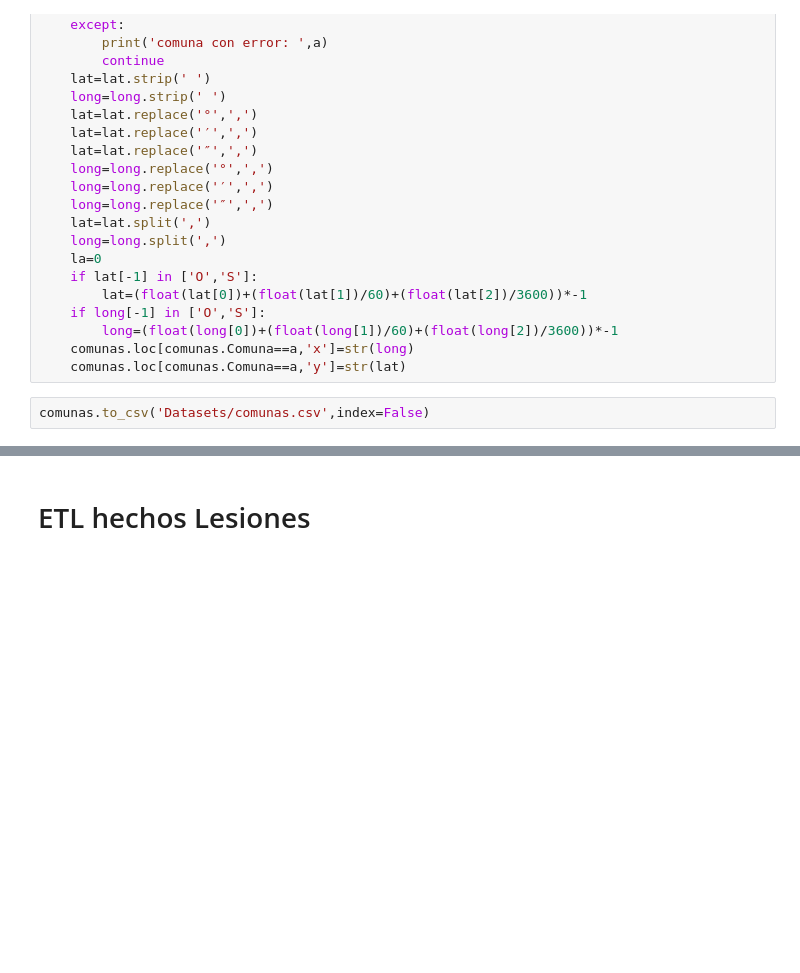
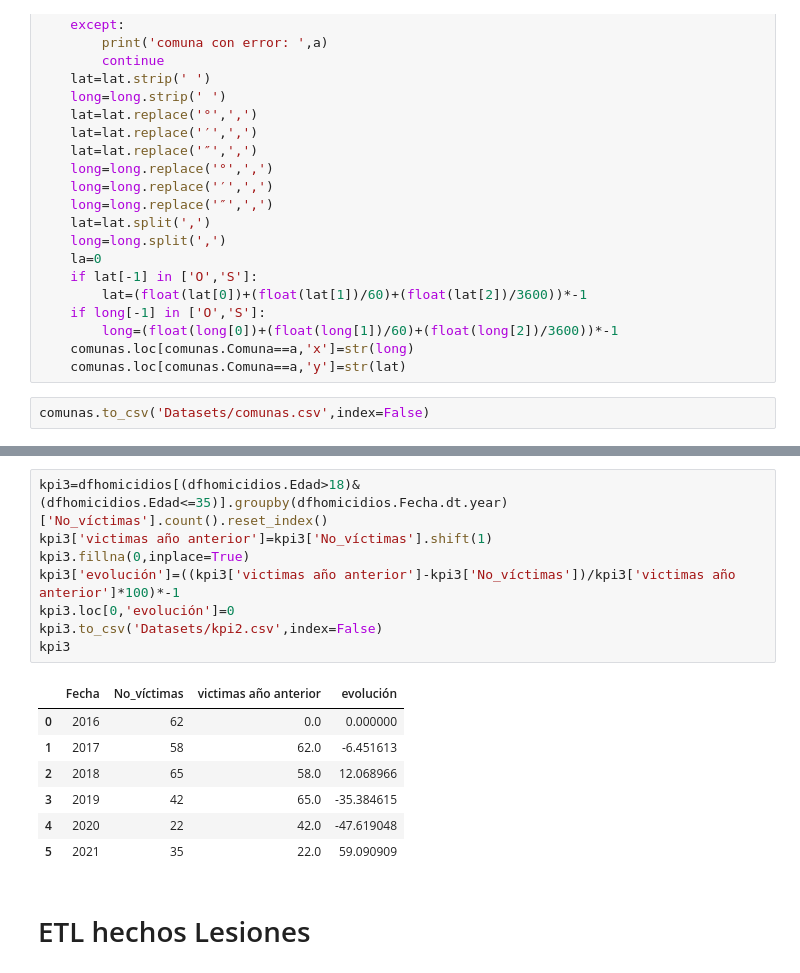
Before and after one commit to JUrielCerecero/Proyecto-Indiviudal-de-Data-Analytics-Siniestro-viales, a Jupyter notebook: ETL.ipynb, the cells around one changed output, grey strips where cells are left out. Cells and saved outputs as stored; diff of their text form; blank space fills up the shorter version.

```diff
--- a/ETL.ipynb
+++ b/ETL.ipynb
@@ -607,3 +642,19 @@ comunas.to_csv('Datasets/comunas.csv',index=False)
+# %%
+kpi3=dfhomicidios[(dfhomicidios.Edad>18)&(dfhomicidios.Edad<=35)].groupby(dfhomicidios.Fecha.dt.year)['No_víctimas'].count().reset_index()
+kpi3['victimas año anterior']=kpi3['No_víctimas'].shift(1)
+kpi3.fillna(0,inplace=True)
+kpi3['evolución']=((kpi3['victimas año anterior']-kpi3['No_víctimas'])/kpi3['victimas año anterior']*100)*-1
+kpi3.loc[0,'evolución']=0
+kpi3.to_csv('Datasets/kpi2.csv',index=False)
+kpi3
+# %% [output]
+|  | Fecha | No_víctimas | victimas año anterior | evolución |
+| 0 | 2016 | 62 | 0.0 | 0.000000 |
+| 1 | 2017 | 58 | 62.0 | -6.451613 |
+| 2 | 2018 | 65 | 58.0 | 12.068966 |
+| 3 | 2019 | 42 | 65.0 | -35.384615 |
+| 4 | 2020 | 22 | 42.0 | -47.619048 |
+| 5 | 2021 | 35 | 22.0 | 59.090909 |
 # %% [markdown]
 # ETL hechos Lesiones
 # %%
```
Also changed, not shown: parts of 4 cells of this notebook, 3 other files.
